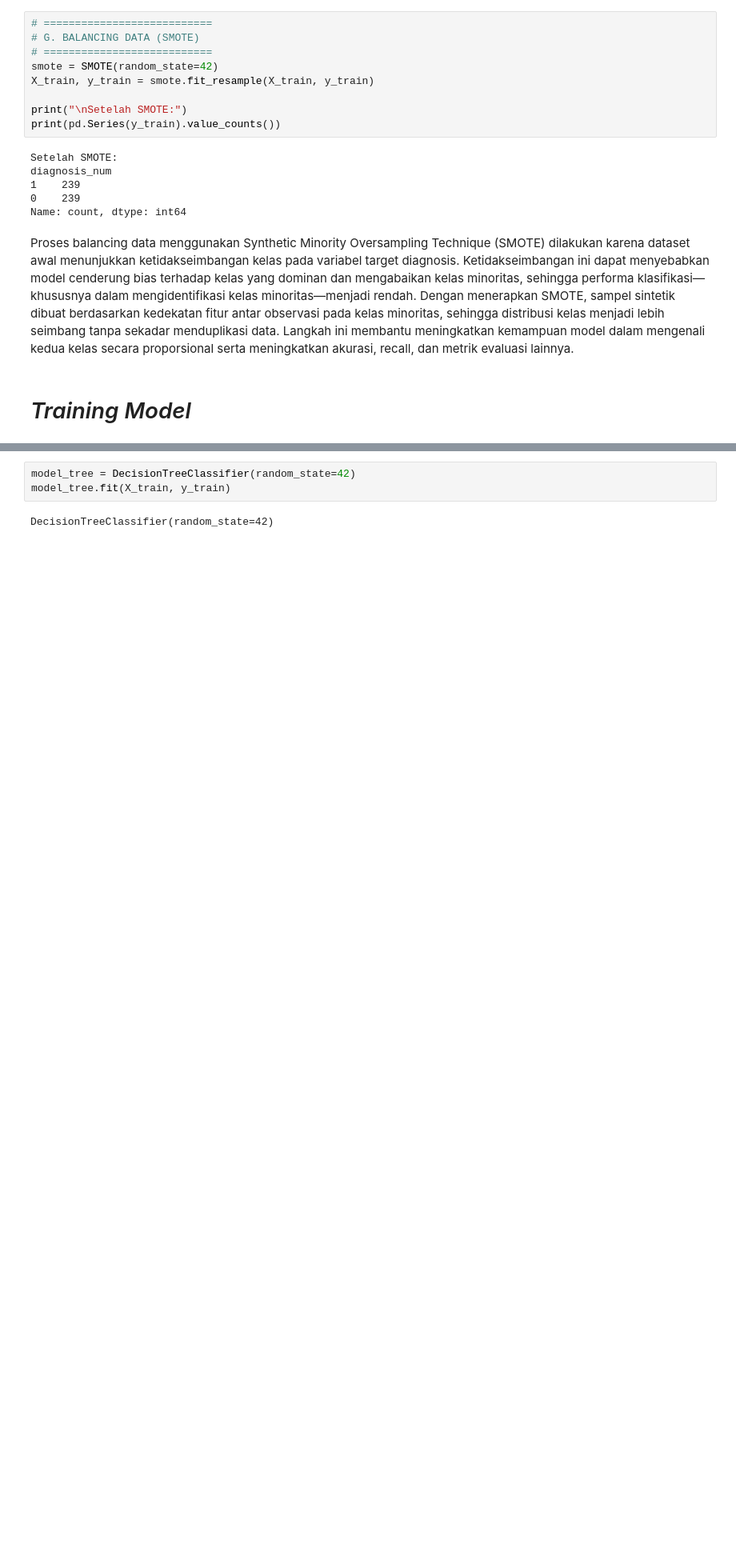
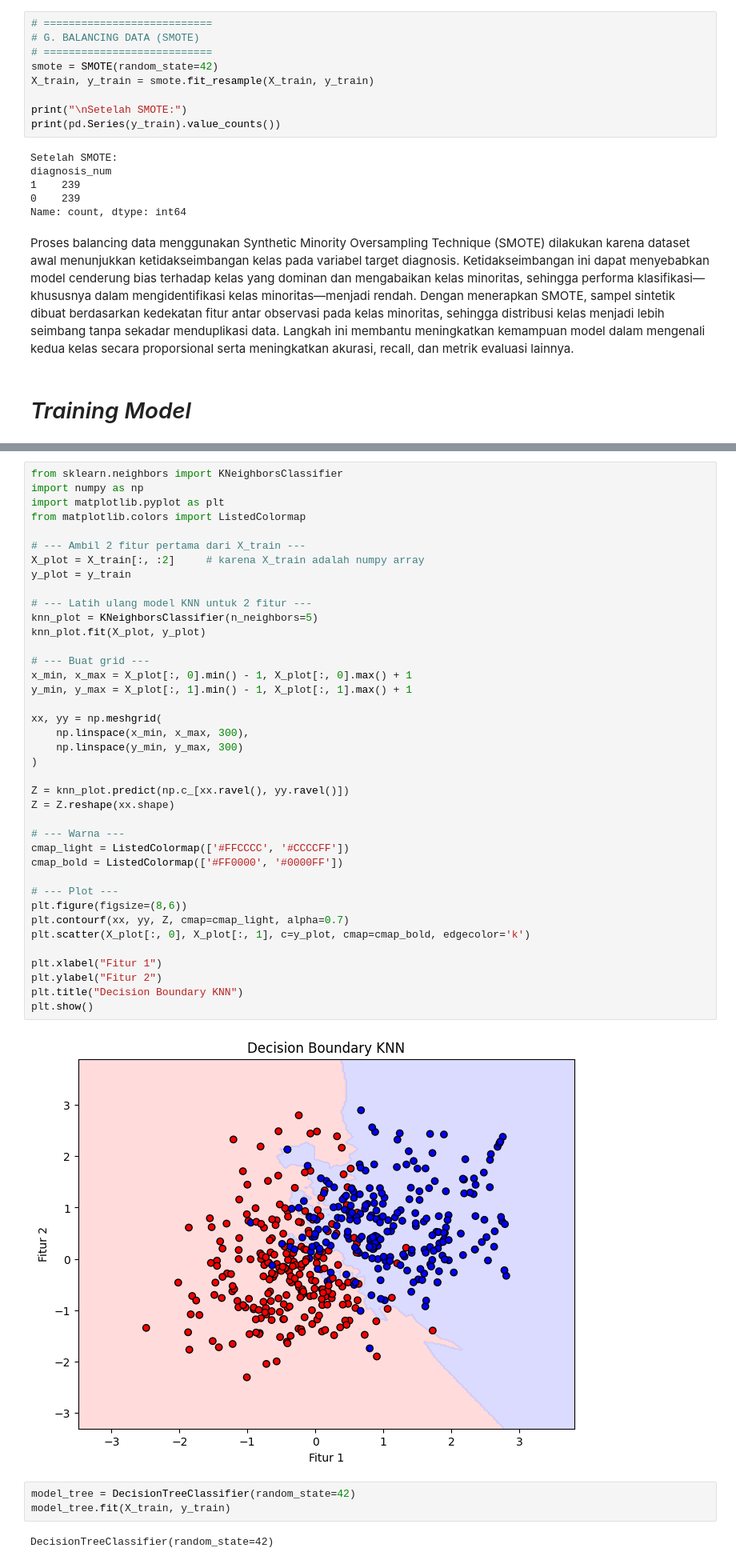
Before and after one commit to ucinopitasafitri/PRAKTIKUM-MACHINE-LEARNING, a Jupyter notebook: PERTEMUAN_II_dan_III_KNN.ipynb, the cells around one changed output, grey strips where cells are left out. Shown: that part at 80% size. Saved outputs shown, nothing was run; the diff lists cells and outputs as text; blank space fills up the shorter version.

```diff
--- a/PERTEMUAN_II_dan_III_KNN.ipynb
+++ b/PERTEMUAN_II_dan_III_KNN.ipynb
@@ -337,6 +338,47 @@ model_knn = KNeighborsClassifier()
 model_knn.fit(X_train, y_train)
 # %% [output]
 KNeighborsClassifier()
+# %%
+from sklearn.neighbors import KNeighborsClassifier
+import numpy as np
+import matplotlib.pyplot as plt
+from matplotlib.colors import ListedColormap
+
+# --- Ambil 2 fitur pertama dari X_train ---
+X_plot = X_train[:, :2]     # karena X_train adalah numpy array
+y_plot = y_train
+
+# --- Latih ulang model KNN untuk 2 fitur ---
+knn_plot = KNeighborsClassifier(n_neighbors=5)
+knn_plot.fit(X_plot, y_plot)
+
+# --- Buat grid ---
+x_min, x_max = X_plot[:, 0].min() - 1, X_plot[:, 0].max() + 1
+y_min, y_max = X_plot[:, 1].min() - 1, X_plot[:, 1].max() + 1
+
+xx, yy = np.meshgrid(
+    np.linspace(x_min, x_max, 300),
+    np.linspace(y_min, y_max, 300)
+)
+
+Z = knn_plot.predict(np.c_[xx.ravel(), yy.ravel()])
+Z = Z.reshape(xx.shape)
+
+# --- Warna ---
+cmap_light = ListedColormap(['#FFCCCC', '#CCCCFF'])
+cmap_bold = ListedColormap(['#FF0000', '#0000FF'])
+
+# --- Plot ---
+plt.figure(figsize=(8,6))
+plt.contourf(xx, yy, Z, cmap=cmap_light, alpha=0.7)
+plt.scatter(X_plot[:, 0], X_plot[:, 1], c=y_plot, cmap=cmap_bold, edgecolor='k')
+
+plt.xlabel("Fitur 1")
+plt.ylabel("Fitur 2")
+plt.title("Decision Boundary KNN")
+plt.show()
+# %% [output]
+[figure, added]
 # %%
 model_tree = DecisionTreeClassifier(random_state=42)
 model_tree.fit(X_train, y_train)
```
Also changed, not shown: parts of 6 cells of this notebook.
